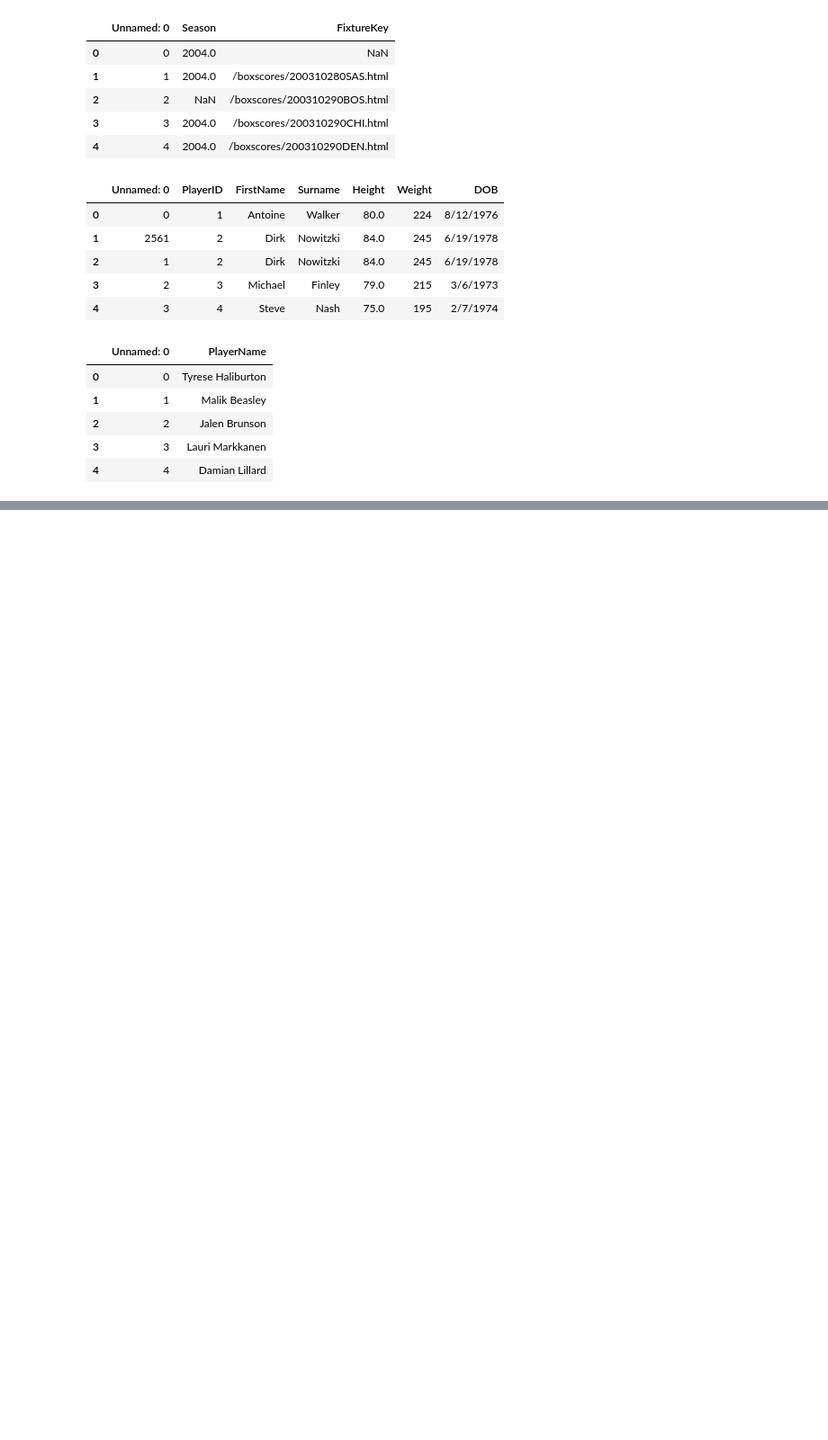
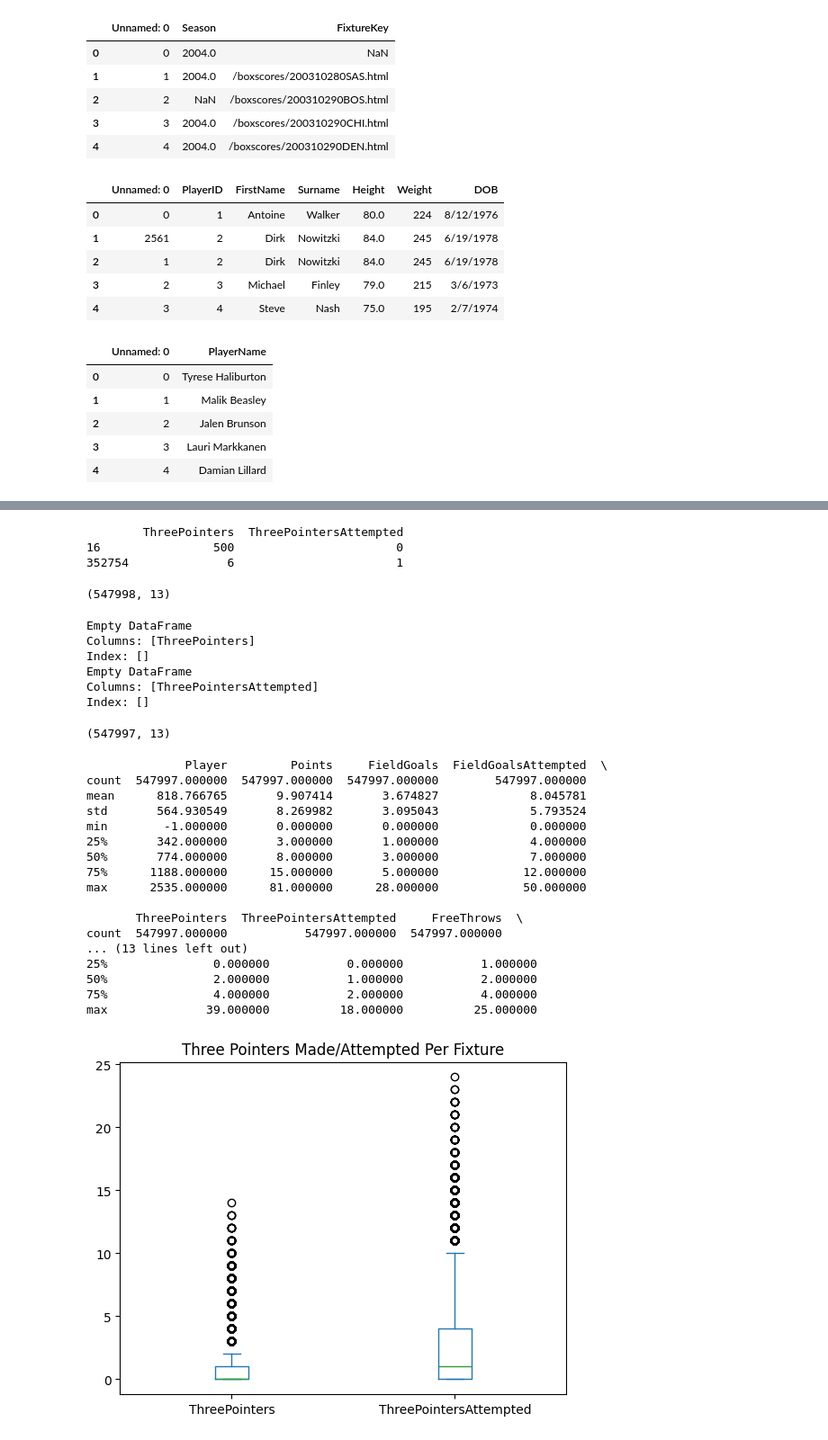
Before and after one commit to abhivir-42/prediction-challenge, a Jupyter notebook: Data_Collection.ipynb, the cells around one changed output, grey strips where cells are left out. Shown: that part at 90% size. Cells and saved outputs as stored; diff of their text form; code cells hidden in the pictures; blank space fills up the shorter version.

Commit message:
Clean boxscores

```diff
--- a/Data_Collection.ipynb
+++ b/Data_Collection.ipynb
@@ -66,3 +67,63 @@ df_boxscores.describe()
 | 50% | 774.000000 | 8.000000 | 3.000000 | 7.000000 | 0.000000 | 1.000000 | 1.000000 | ... |
 | 75% | 1188.000000 | 15.000000 | 5.000000 | 12.000000 | 1.000000 | 4.000000 | 3.000000 | ... |
 | max | 2535.000000 | 81.000000 | 28.000000 | 50.000000 | 500.000000 | 24.000000 | 26.000000 | ... |
+# %%
+# Filter rows where made 3-pointers exceed attempted (impossible in basketball)
+# 1. Create boolean mask: True when 'ThreePointers' > 'ThreePointersAttempted'
+# 2. Apply mask to df_boxscores to get questionable rows
+# 3. Select only the relevant columns for inspection
+print(df_boxscores[df_boxscores['ThreePointers'] > df_boxscores['ThreePointersAttempted']]
+      [['ThreePointers', 'ThreePointersAttempted']])
+# %% [output]
+        ThreePointers  ThreePointersAttempted
+16                500                       0
+352754              6                       1
+# %%
+# get rid of those rows
+df_boxscores = df_boxscores.drop([16, 352754])
+print(df_boxscores.shape)
+# %% [output]
+(547998, 13)
+# %%
+# having an unrealistic number of 3 pointers attempted (e.g. 1000 or -10). Look at negative values first.
+print(df_boxscores[df_boxscores['ThreePointers'] < 0][['ThreePointers']])
+print(df_boxscores[df_boxscores['ThreePointersAttempted'] < 0][['ThreePointersAttempted']])
+# %% [output]
+Empty DataFrame
+Columns: [ThreePointers]
+Index: []
+Empty DataFrame
+Columns: [ThreePointersAttempted]
+Index: []
+# %%
+# get rid of those rows
+df_boxscores = df_boxscores.drop([4])
+print(df_boxscores.shape)
+# %% [output]
+(547997, 13)
+# %%
+# Look at other outliers
+print(df_boxscores.describe())
+
+# These 'outliers' all look reasonable, so no need to get rid of any of the rows
+ax = df_boxscores[['ThreePointers', 'ThreePointersAttempted']].plot(kind='box', title='Three Pointers Made/Attempted Per Fixture')
+plt.show()
+# %% [output]
+              Player         Points     FieldGoals  FieldGoalsAttempted  \
+count  547997.000000  547997.000000  547997.000000        547997.000000
+mean      818.766765       9.907414       3.674827             8.045781
+std       564.930549       8.269982       3.095043             5.793524
+min        -1.000000       0.000000       0.000000             0.000000
+25%       342.000000       3.000000       1.000000             4.000000
+50%       774.000000       8.000000       3.000000             7.000000
+75%      1188.000000      15.000000       5.000000            12.000000
+max      2535.000000      81.000000      28.000000            50.000000
+
+       ThreePointers  ThreePointersAttempted     FreeThrows  \
+count  547997.000000           547997.000000  547997.000000
+... (13 lines left out)
+25%               0.000000           0.000000           1.000000
+50%               2.000000           1.000000           2.000000
+75%               4.000000           2.000000           4.000000
+max              39.000000          18.000000          25.000000
+[figure, added]
```
Also changed, not shown: parts of 1 cell of this notebook.
